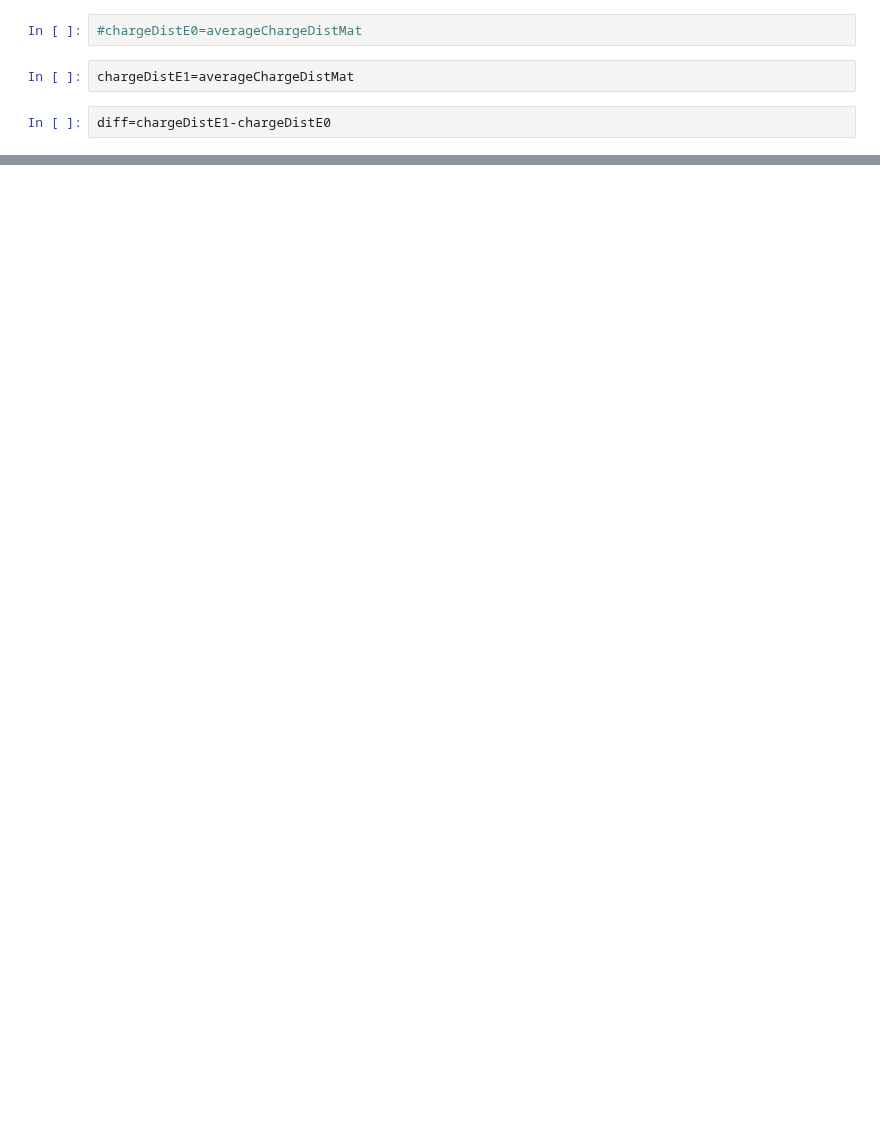
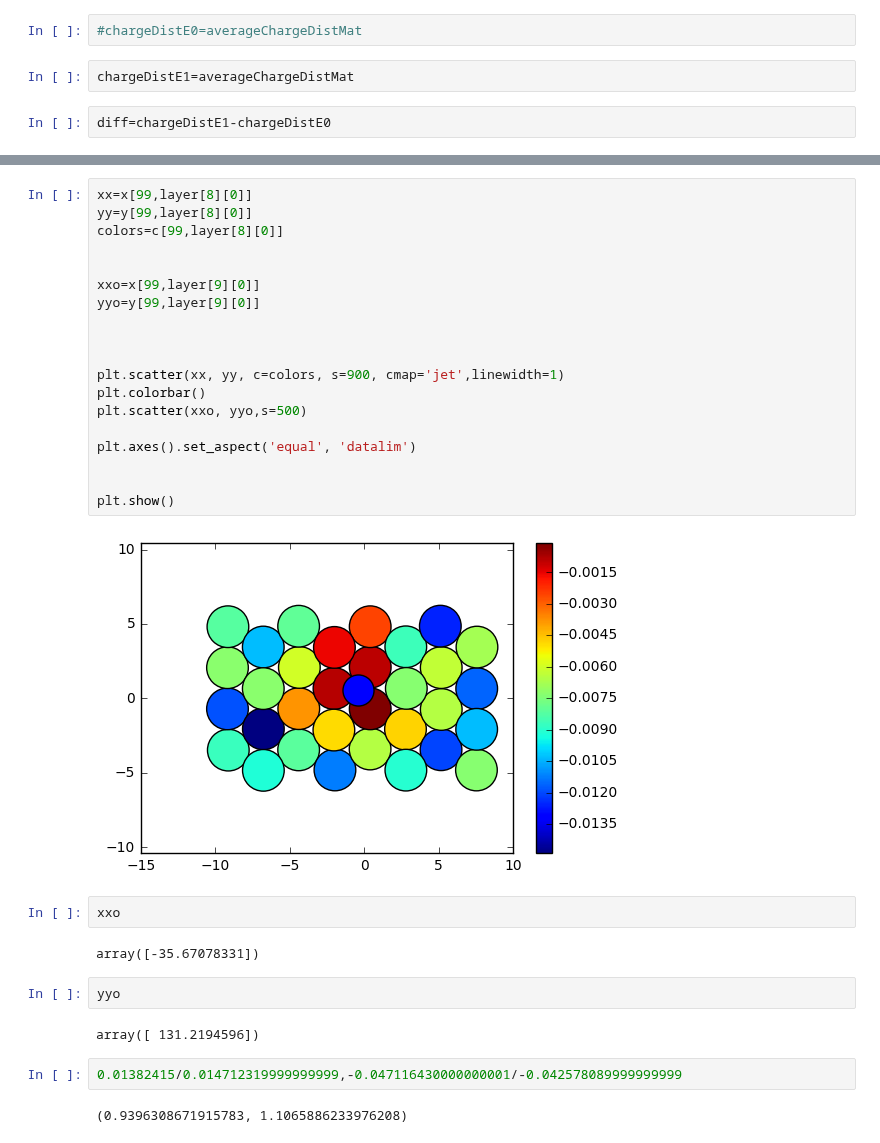
Before and after one commit to 123daimanu/DR_EAM, a Jupyter notebook: DataExtractDumpChargeDensity.ipynb, the cells around one changed output, grey strips where cells are left out. Saved outputs shown, nothing was run; the diff lists cells and outputs as text; blank space fills up the shorter version.

```diff
--- a/DataExtractDumpChargeDensity.ipynb
+++ b/DataExtractDumpChargeDensity.ipynb
@@ -284,0 +297,33 @@ array([-19.237311, -16.974098, -14.710885, -12.447672, -10.184459,
+# %%
+xx=x[99,layer[8][0]]
+yy=y[99,layer[8][0]]
+colors=c[99,layer[8][0]]
+
+
+xxo=x[99,layer[9][0]]
+yyo=y[99,layer[9][0]]
+
+
+
+plt.scatter(xx, yy, c=colors, s=900, cmap='jet',linewidth=1)
+plt.colorbar()
+plt.scatter(xxo, yyo,s=500)
+
+plt.axes().set_aspect('equal', 'datalim')
+
+
+plt.show()
+# %% [output]
+[figure, added]
+# %%
+xxo
+# %% [output]
+array([-35.67078331])
+# %%
+yyo
+# %% [output]
+array([ 131.2194596])
+# %%
+0.01382415/0.014712319999999999,-0.047116430000000001/-0.042578089999999999
+# %% [output]
+(0.9396308671915783, 1.1065886233976208)
```
Also changed, not shown: parts of 11 cells of this notebook.
